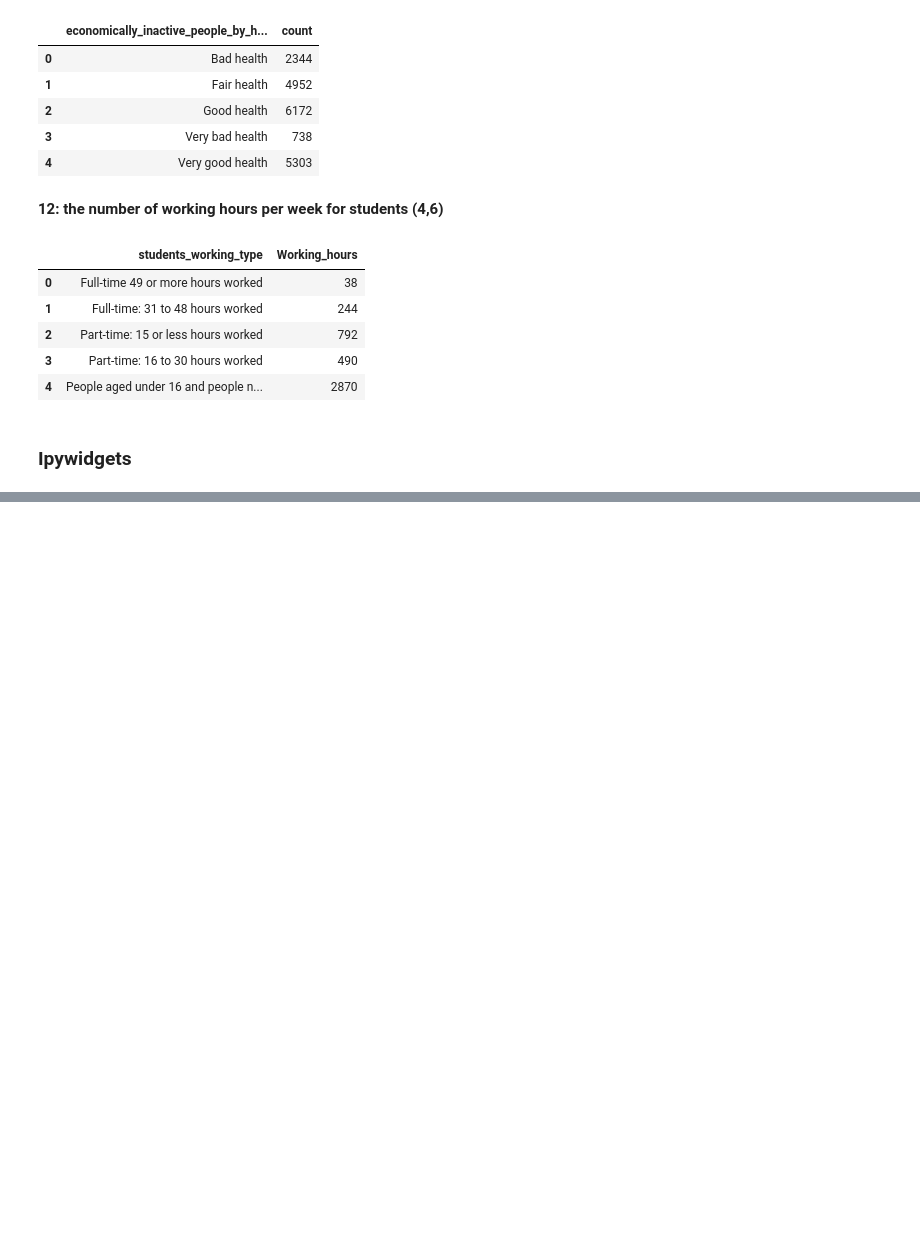
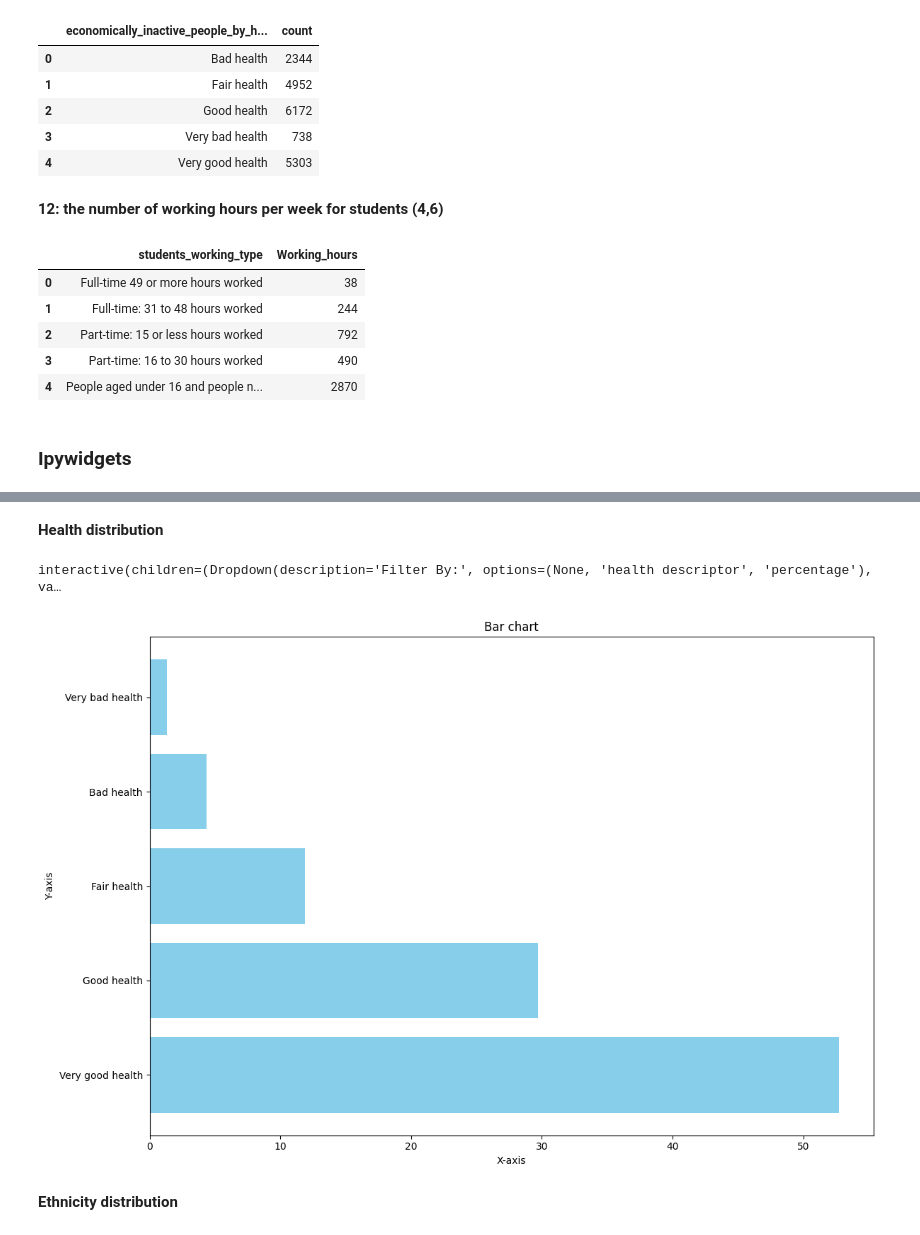
Before and after one commit to Weltschmerz7/CS5002_P3, a Jupyter notebook: notebooks/CS5002_P3_200013825.ipynb, the cells around one changed output, grey strips where cells are left out. Drawn from its saved outputs; the diff is of its cells as text; code cells hidden in the pictures; blank space fills up the shorter version.

```diff
--- a/notebooks/CS5002_P3_200013825.ipynb
+++ b/notebooks/CS5002_P3_200013825.ipynb
@@ -379,0 +390,9 @@ ValueError: The truth value of a Index is ambiguous. Use a.empty, a.bool(), a.it
+# %% [markdown]
+**Health distribution**
+# %%
+get_widge(resutlts_df_6, x_col='health descriptor', y_col = 'percentage', char_type='pie')
+# %% [output]
+interactive(children=(Dropdown(description='Filter By:', options=(None, 'health descriptor', 'percentage'), va…
+[figure, added]
+# %% [markdown]
+**Ethnicity distribution**
```
Also changed, not shown: parts of 4 cells of this notebook, 2 other files.
